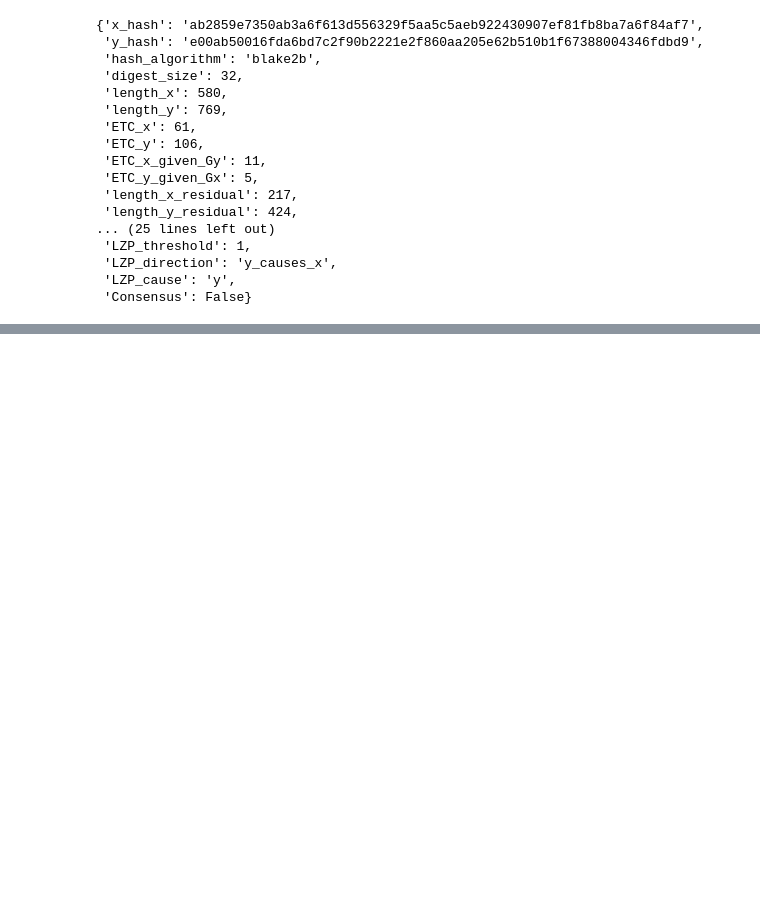
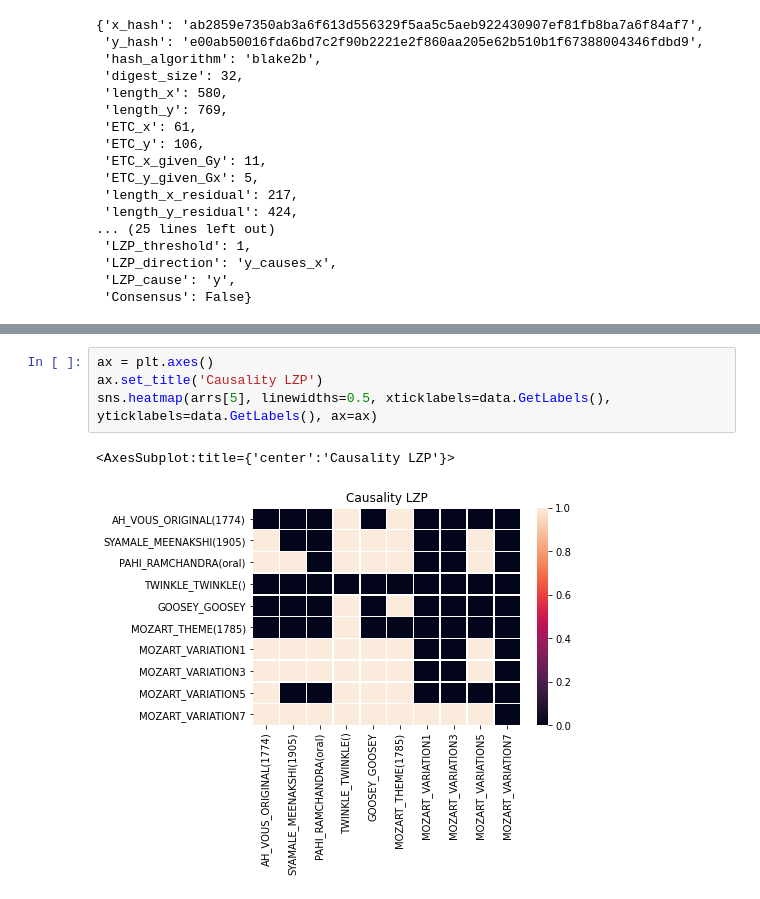
Before and after one commit to thekoc11/notation-metrics, a Jupyter notebook: scratch.ipynb, the cells around one changed output, grey strips where cells are left out. Saved outputs shown, nothing was run; the diff lists cells and outputs as text; blank space fills up the shorter version.

```diff
--- a/scratch.ipynb
+++ b/scratch.ipynb
@@ -199,0 +191,7 @@ sns.heatmap(arrs[4], linewidths=0.5, xticklabels=data.GetLabels(), yticklabels=d
+# %%
+ax = plt.axes()
+ax.set_title('Causality LZP')
+sns.heatmap(arrs[5], linewidths=0.5, xticklabels=data.GetLabels(), yticklabels=data.GetLabels(), ax=ax)
+# %% [output]
+<AxesSubplot:title={'center':'Causality LZP'}>
+[figure, added]
```
Also changed, not shown: parts of 10 cells of this notebook, 1 other file.
